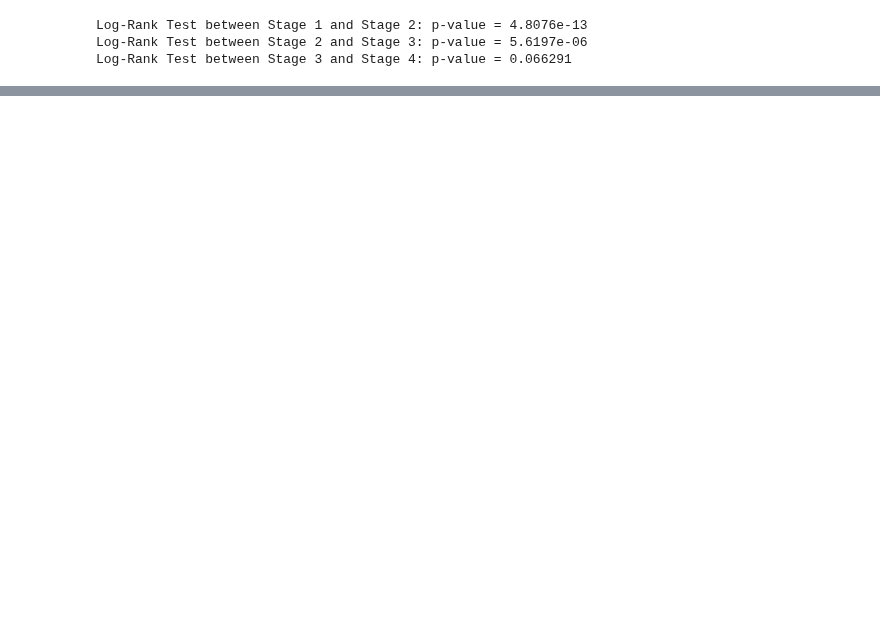
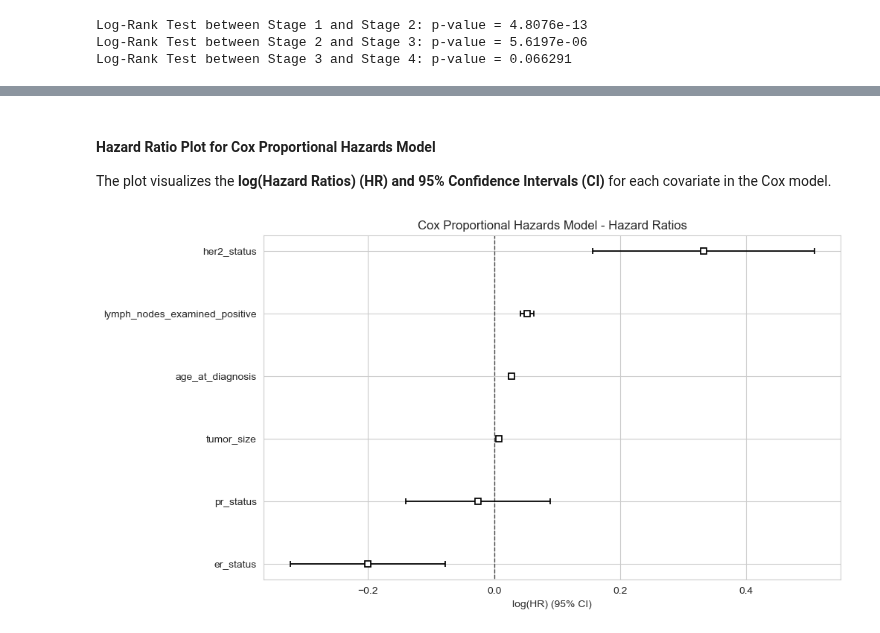
Before and after one commit to sowmyamaddali/Breast-Cancer--METABRIC, a Jupyter notebook: notebooks/survival_analysis.ipynb, the cells around one changed output, grey strips where cells are left out. Saved outputs shown, nothing was run; the diff lists cells and outputs as text; code cells hidden in the pictures; blank space fills up the shorter version.

Commit message:
updating models

```diff
--- a/notebooks/survival_analysis.ipynb
+++ b/notebooks/survival_analysis.ipynb
@@ -44,8 +39,0 @@ array(['Living', 'Died of Disease', 'Died of Other Causes'], dtype=object)
-# %%
-# Ensure the event_observed column is numeric
-data["Patient's Vital Status"] = data["Patient's Vital Status"].map({"Living": 0,
-                                                                     "Died of Disease": 1,
-                                                                    "Died of Other Causes": 1})
-
-# Check if conversion worked
-print(data["Patient's Vital Status"].unique())
@@ -113,0 +104,10 @@ Log-Rank Test between Stage 3 and Stage 4: p-value = 0.066291
+# %%
+# define survival time and event columns
+survival_time_col = 'overall_survival_(months)'
+censoring_col = 'overall_survival_status'
+# %%
+# select relevant covariates
+selected_features = ['age_at_diagnosis', 'tumor_size', 'lymph_nodes_examined_positive', 'er_status',
+                     'pr_status', 'her2_status']
+
+cph_data = data[[survival_time_col, censoring_col] + selected_features].dropna()
@@ -113,0 +118,4 @@ Log-Rank Test between Stage 3 and Stage 4: p-value = 0.066291
+# %%
+# fit the Cox Proportional Hazards model
+cph = CoxPHFitter()
+cph.fit(cph_data, duration_col=survival_time_col, event_col=censoring_col)
@@ -113,0 +164,11 @@ Log-Rank Test between Stage 3 and Stage 4: p-value = 0.066291
+# %% [markdown]
+#### Hazard Ratio Plot for Cox Proportional Hazards Model
+
+The plot visualizes the **log(Hazard Ratios) (HR) and 95% Confidence Intervals (CI)** for each covariate in the Cox model.
+# %%
+# plot hazard ratios
+cph.plot()
+plt.title("Cox Proportional Hazards Model - Hazard Ratios")
+plt.show()
+# %% [output]
+[figure, added]
```
Also changed, not shown: parts of 16 cells of this notebook.
